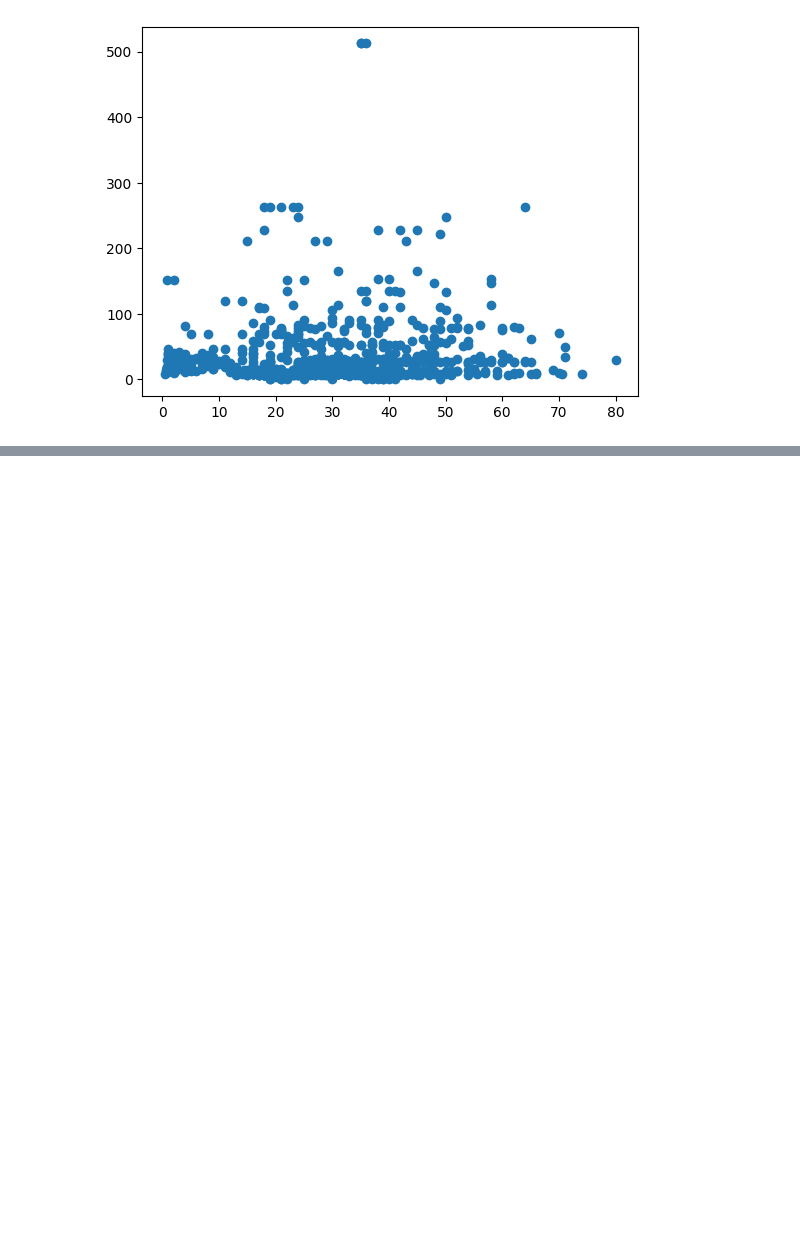
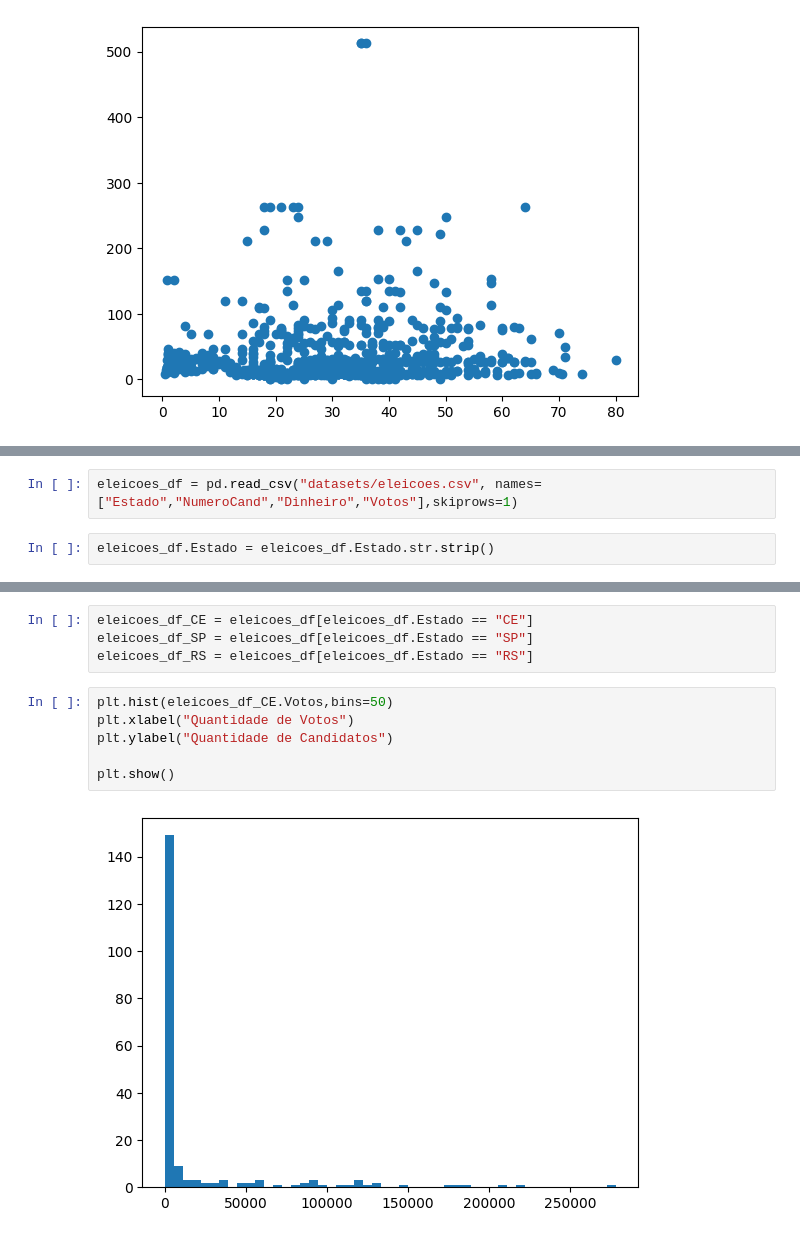
Before and after one commit to DaltonLinconl/mba_estatistica_projeto, a Jupyter notebook: trabalho.ipynb, the cells around one changed output, grey strips where cells are left out. Cells and saved outputs as stored; diff of their text form; blank space fills up the shorter version.

Commit message:
dataset2

```diff
--- a/trabalho.ipynb
+++ b/trabalho.ipynb
@@ -67,0 +70,4 @@ titanic_df[["Age","Fare"]].corr('pearson')
+# %%
+eleicoes_df = pd.read_csv("datasets/eleicoes.csv", names=["Estado","NumeroCand","Dinheiro","Votos"],skiprows=1)
+# %%
+eleicoes_df.Estado = eleicoes_df.Estado.str.strip()
@@ -67,0 +90,12 @@ titanic_df[["Age","Fare"]].corr('pearson')
+# %%
+eleicoes_df_CE = eleicoes_df[eleicoes_df.Estado == "CE"]
+eleicoes_df_SP = eleicoes_df[eleicoes_df.Estado == "SP"]
+eleicoes_df_RS = eleicoes_df[eleicoes_df.Estado == "RS"]
+# %%
+plt.hist(eleicoes_df_CE.Votos,bins=50)
+plt.xlabel("Quantidade de Votos")
+plt.ylabel("Quantidade de Candidatos")
+
+plt.show()
+# %% [output]
+[figure, added]
```
Also changed, not shown: parts of 23 cells of this notebook.
